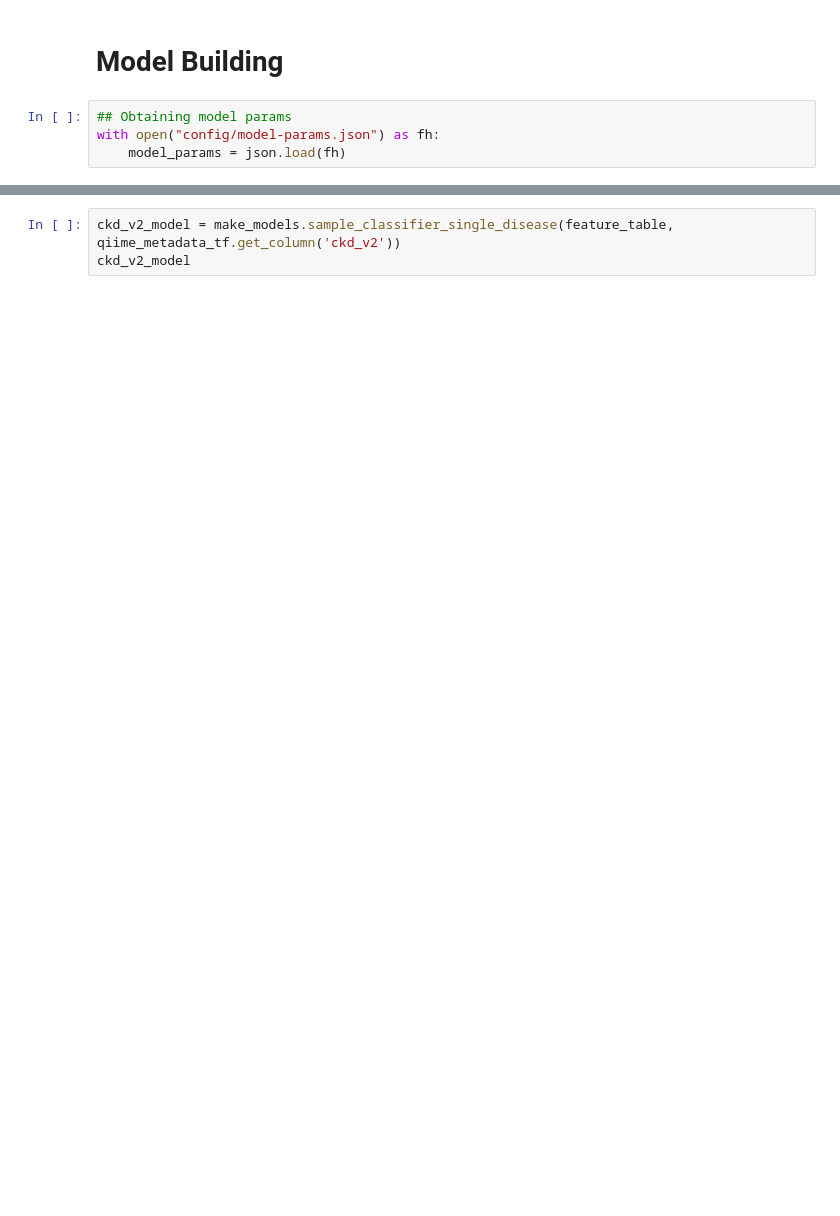
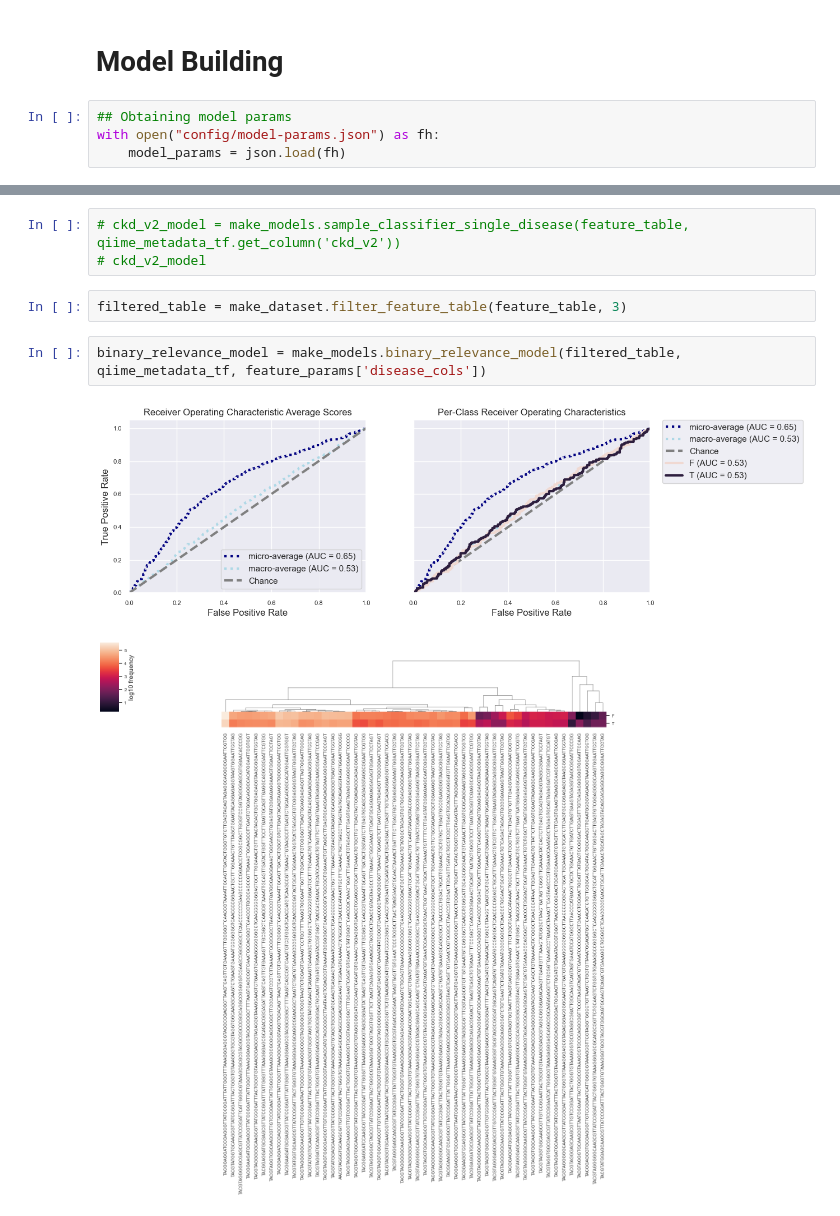
Before and after one commit to Amandoj/DSC180-Q2-Project, a Jupyter notebook: analysis.ipynb, the cells around one changed output, grey strips where cells are left out. Cells and saved outputs as stored; diff of their text form; blank space fills up the shorter version.

```diff
--- a/analysis.ipynb
+++ b/analysis.ipynb
@@ -74,3 +194,10 @@ qiime_metadata_tf
 # %%
-ckd_v2_model = make_models.sample_classifier_single_disease(feature_table, qiime_metadata_tf.get_column('ckd_v2'))
-ckd_v2_model
+# ckd_v2_model = make_models.sample_classifier_single_disease(feature_table, qiime_metadata_tf.get_column('ckd_v2'))
+# ckd_v2_model
+# %%
+filtered_table = make_dataset.filter_feature_table(feature_table, 3)
+# %%
+binary_relevance_model = make_models.binary_relevance_model(filtered_table, qiime_metadata_tf, feature_params['disease_cols'])
+# %% [output]
+[figure, added]
+[figure, added]
```
Also changed, not shown: parts of 22 cells of this notebook, 2 other files.
